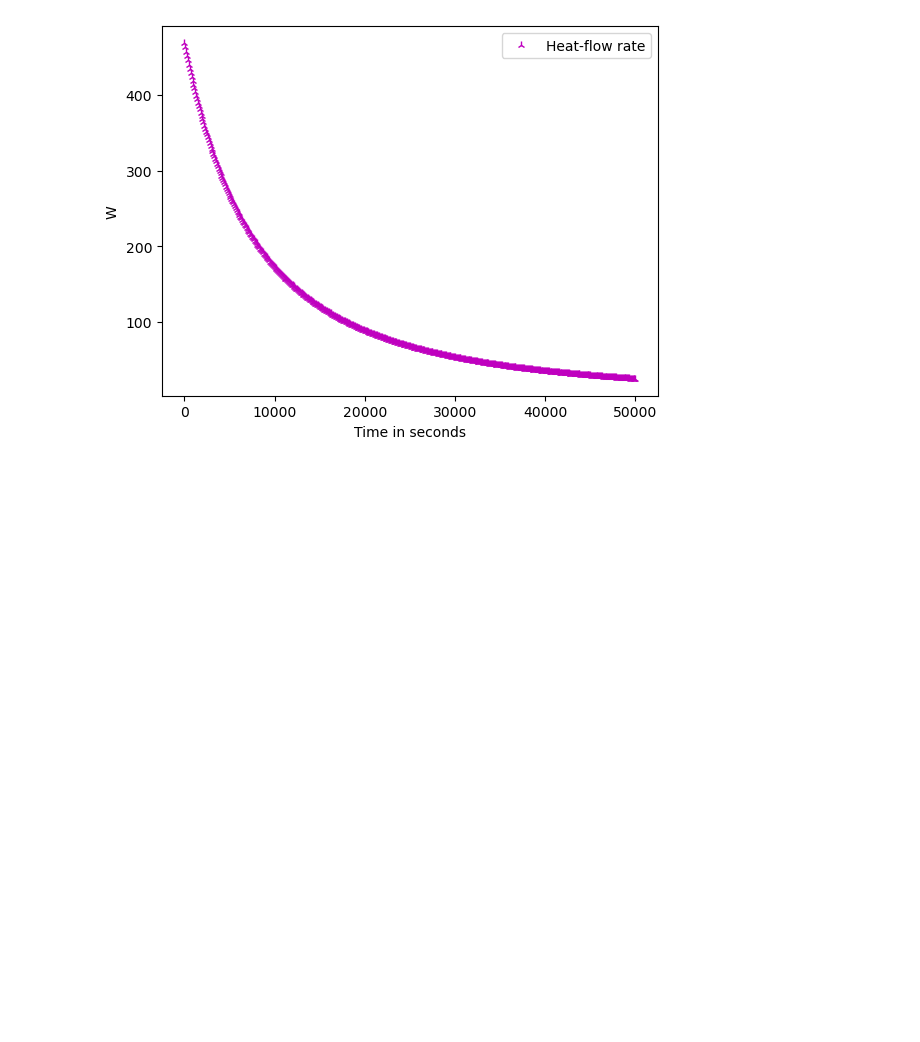
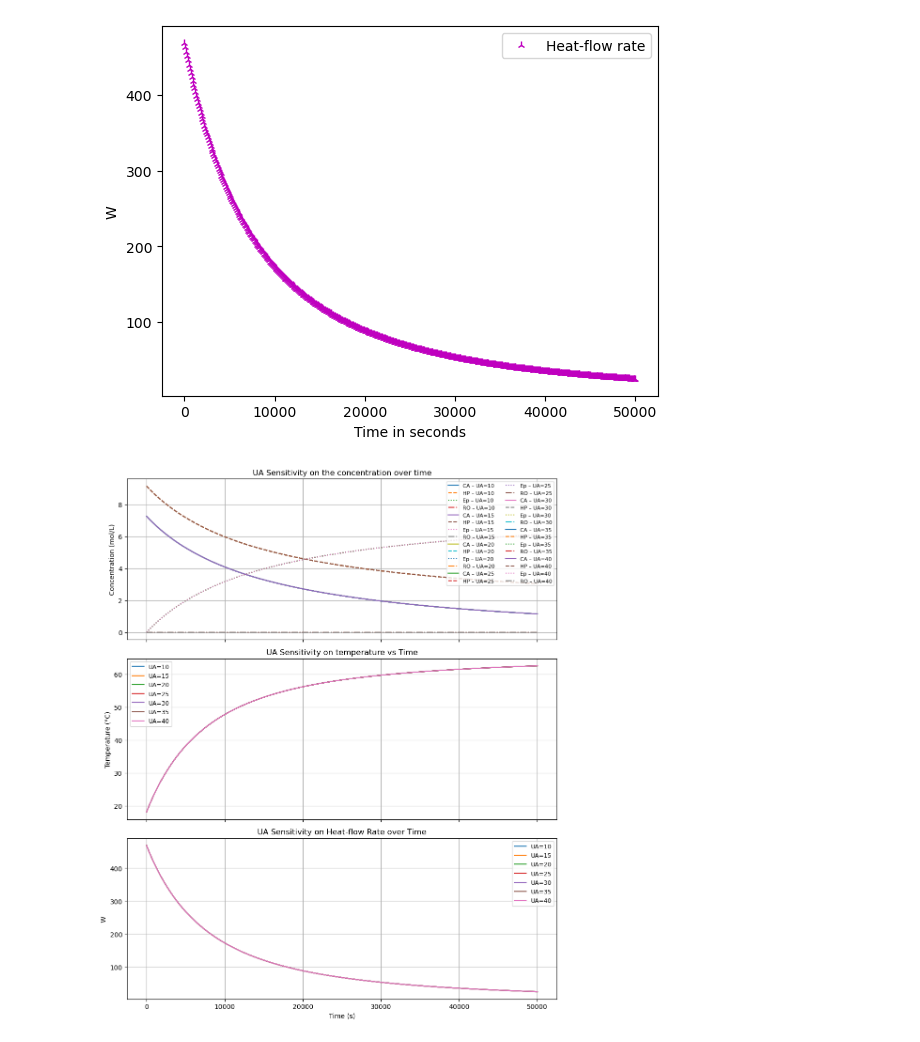
Before and after one commit to 0Renay0/epoxidation-of-allyl-chloride, a Jupyter notebook: main.ipynb, the cells around one changed output. Cells and saved outputs as stored; diff of their text form; code cells hidden in the pictures; blank space fills up the shorter version.

Commit message:
sensitivity of UA

```diff
--- a/main.ipynb
+++ b/main.ipynb
@@ -114,3 +114,59 @@ plt.legend()
 plt.show()
 # %% [output]
 [figure]
+# %%
+# Etude de sensibilité de UA
+UA_values = [10, 15, 20, 25, 30, 35, 40]
+
+fig, axs = plt.subplots(3, 1, figsize=(10, 12), sharex=True)
+for UA_var in UA_values:
+    sol = solve_ivp(df, t_span, c0, method='BDF', t_eval=t_eval)
+
+    t = sol.t
+    CA = sol.y[0]
+    HP = sol.y[1]
+    Ep = sol.y[2]
+    RO = sol.y[3]
+    W = sol.y[4]
+
+    # Rates
+    rate1 = k1_T * CA_1 * HP_1
+    rate2 = k2_T * (HP_1**2)
+    rate3 = k3_T * Ep_1 * W_1
+
+    qrx=-rate1*H1*(mr/rho)-rate2*H2*(mr/rho)-rate3*H3*(mr/rho)
+    Tj=((qrx/(-UA))+Tr0)-273.15
+
+    # Concentrations
+    axs[0].plot(t, CA, label=f'CA – UA={UA_var}')
+    axs[0].plot(t, HP, '--', label=f'HP – UA={UA_var}')
+    axs[0].plot(t, Ep, ':', label=f'Ep – UA={UA_var}')
+    axs[0].plot(t, RO, '-.', label=f'RO – UA={UA_var}')
+
+    # Tj
+    axs[1].plot(t, Tj, label=f'UA={UA_var}')
+
+    # qrx
+    axs[2].plot(t, qrx, label=f'UA={UA_var}')
+
+axs[0].set_title("UA Sensitivity on the concentration over time")
+axs[0].set_ylabel("Concentration (mol/L)")
+axs[0].grid(True)
+
+axs[1].set_title("UA Sensitivity on temperature vs Time")
+axs[1].set_ylabel("Temperature (°C)")
+axs[1].grid(True)
+
+axs[2].set_title("UA Sensitivity on Heat-flow Rate over Time")
+axs[2].set_xlabel("Time (s)")
+axs[2].set_ylabel("W")
+axs[2].grid(True)
+
+axs[0].legend(ncol=2, fontsize=8)
+axs[1].legend(fontsize=9)
+axs[2].legend(fontsize=9)
+
+plt.tight_layout()
+plt.show()
+# %% [output]
+[figure, added]
```
